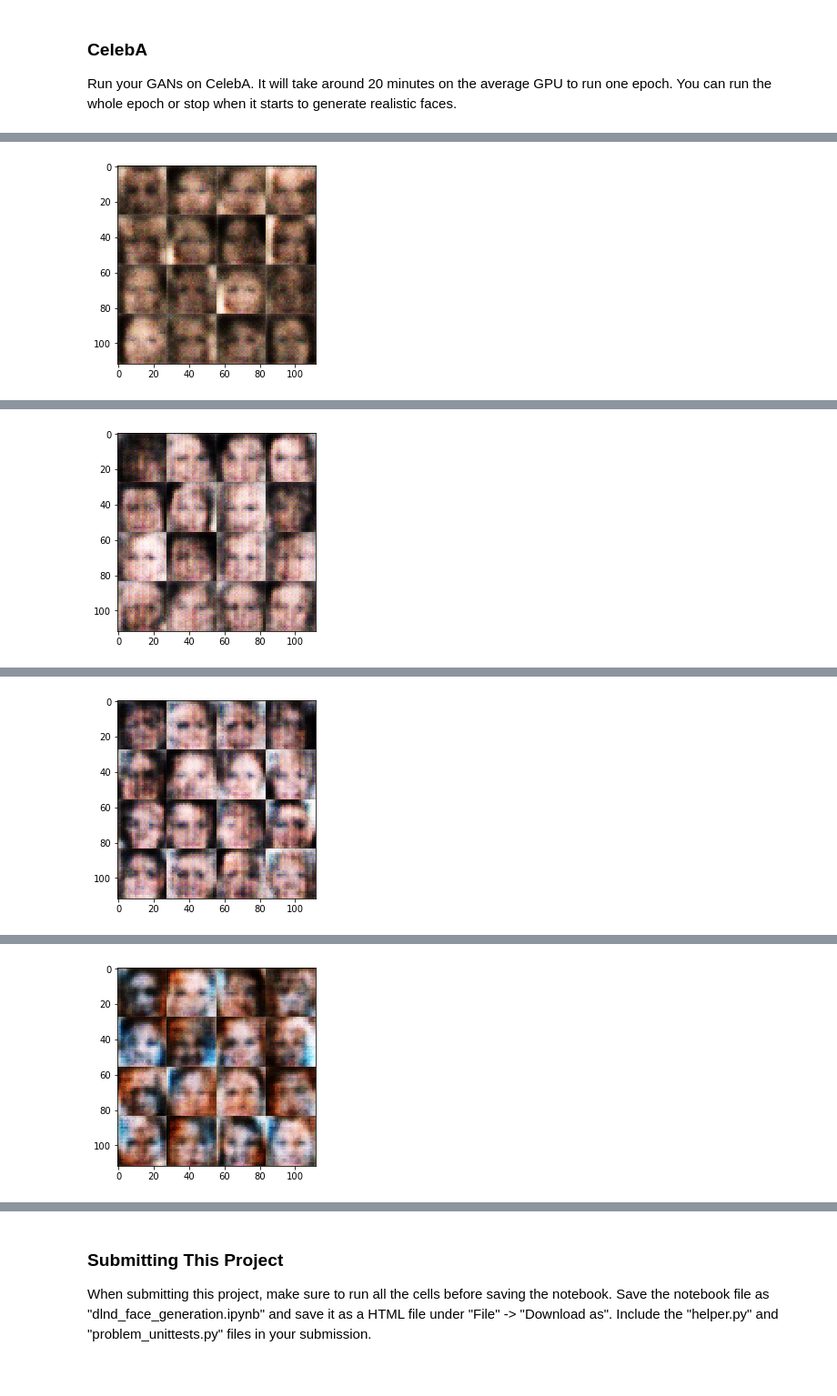
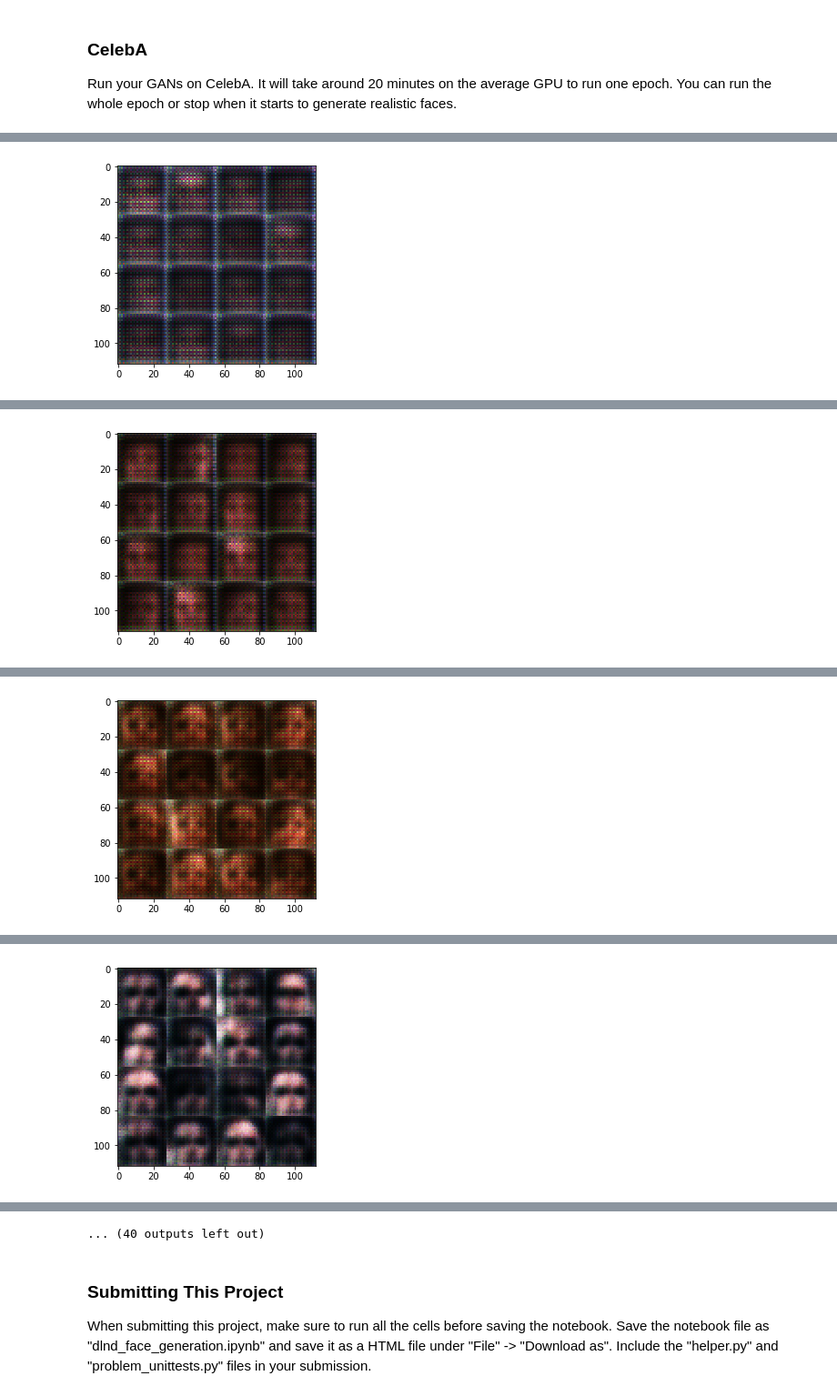
Before and after one commit to bstredinnick/dlnd-project5, a Jupyter notebook: dlnd_face_generation.ipynb, the cells around one changed output, grey strips where cells are left out. Shown at 91% size. Saved outputs shown, nothing was run; the diff lists cells and outputs as text; code cells hidden in the pictures.

```diff
--- a/dlnd_face_generation.ipynb
+++ b/dlnd_face_generation.ipynb
@@ -10,10 +10,10 @@ Since the celebA dataset is complex and you're doing GANs in a project for the f
 
 If you're using [FloydHub](https://www.floydhub.com/), set `data_dir` to "/input" and use the [FloydHub data ID](http://docs.floydhub.com/home/using_datasets/) "R5KrjnANiKVhLWAkpXhNBe".
 # %%
-data_dir = './data'
+#data_dir = './data'
 
 # FloydHub - Use with data ID "R5KrjnANiKVhLWAkpXhNBe"
-#data_dir = '/input'
+data_dir = '/input'
 
 
 """
@@ -179,20 +187,22 @@ def generator(z, out_channel_dim, is_train=True):
     :return: The tensor output of the generator
     """
     # TODO: Implement Function
-    alpha = 0.2
+    with tf.variable_scope('generator', reuse=not is_train):
+        inputs = tf.layers.dense(z, 7 * 7 * 512)
 
-    with tf.variable_scope('generator', reuse=not is_train):
-        inputs = tf.layers.dense(z, 7 * 7 * 128)
+        conv1 = tf.reshape(inputs, (-1, 7, 7, 512))
+        conv1 = tf.layers.batch_normalization(conv1, training=is_train)
+        conv1 = leakyrelu(conv1)
 
-        conv1 = tf.reshape(inputs, (-1, 7, 7, 128))
-        conv1 = tf.layers.batch_normalization(conv1, training=is_train)
-        conv1 = tf.maximum(alpha * conv1, conv1)
+        conv2 = tf.layers.conv2d_transpose(conv1, 64, 9, strides=2, padding='SAME')
+        conv2 = tf.layers.batch_normalization(conv2, training=is_train)
+        conv2 = leakyrelu(conv2)
 
-        conv2 = tf.layers.conv2d_transpose(conv1, 64, 5, strides=2, padding='SAME')
-        conv2 = tf.layers.batch_normalization(conv2, training=is_train)
-        conv2 = tf.maximum(alpha * conv2, conv2)
+        conv3 = tf.layers.conv2d_transpose(conv2, 32, 9, strides=1, padding='SAME')
+        conv3 = tf.layers.batch_normalization(conv3, training=is_train)
+        conv3 = leakyrelu(conv3)
 
-        logits = tf.layers.conv2d_transpose(conv2, out_channel_dim, 5, strides=2, padding='SAME')
+        logits = tf.layers.conv2d_transpose(conv3, out_channel_dim, 9, strides=2, padding='SAME')
 
         output = tf.tanh(logits)
 
@@ -224,9 +234,9 @@ def model_loss(input_real, input_z, out_channel_dim):
     d_model_real, d_logits_real = discriminator(input_real, False)
     d_model_fake, d_logits_fake = discriminator(g_model, True)
 
-    d_loss_real = tf.reduce_mean(tf.nn.sigmoid_cross_entropy_with_logits(logits=d_logits_real, labels=tf.ones_like(d_model_real)))
-    d_loss_fake = tf.reduce_mean(tf.nn.sigmoid_cross_entropy_with_logits(logits=d_logits_fake, labels=tf.zeros_like(d_model_fake)))
-    g_loss =  tf.reduce_mean(tf.nn.sigmoid_cross_entropy_with_logits(logits=d_logits_fake, labels=tf.ones_like(d_model_fake)))
+    d_loss_real = tf.reduce_mean(tf.nn.sigmoid_cross_entropy_with_logits(logits=d_logits_real, labels=tf.random_uniform(tf.shape(d_model_real),0.7,1.2)))
+    d_loss_fake = tf.reduce_mean(tf.nn.sigmoid_cross_entropy_with_logits(logits=d_logits_fake, labels=tf.random_uniform(tf.shape(d_model_fake),0.0,0.3)))
+    g_loss =  tf.reduce_mean(tf.nn.sigmoid_cross_entropy_with_logits(logits=d_logits_fake, labels=tf.random_uniform(tf.shape(d_model_fake),0.7,1.2)))
 
     d_loss = d_loss_real + d_loss_fake
 
@@ -450,7 +461,7 @@ Run your GANs on CelebA.  It will take around 20 minutes on the average GPU to r
 batch_size = 64
 z_dim = 100
 learning_rate = 0.0002
-beta1 = 0.5
+beta1 = 0.4
 
 
 """
@@ -487 +498 @@ Epoch: 1/1(200)... Discriminator Loss: 1.222152... Generator Loss: 0.844461
-[figure, old version]
+[figure, new version]
@@ -498 +509 @@ Epoch: 1/1(300)... Discriminator Loss: 1.322907... Generator Loss: 0.731560
-[figure, old version]
+[figure, new version]
@@ -509 +520 @@ Epoch: 1/1(400)... Discriminator Loss: 1.292696... Generator Loss: 0.732793
-[figure, old version]
+[figure, new version]
@@ -520 +531 @@ Epoch: 1/1(500)... Discriminator Loss: 1.370724... Generator Loss: 0.722164
-[figure, old version]
+[figure, new version]
@@ -522,3 +543,4 @@ Epoch: 1/1(510)... Discriminator Loss: 1.294010... Generator Loss: 0.738443
+... (40 outputs left out)
 # %% [markdown]
 ### Submitting This Project
 When submitting this project, make sure to run all the cells before saving the notebook. Save the notebook file as "dlnd_face_generation.ipynb" and save it as a HTML file under "File" -> "Download as". Include the "helper.py" and "problem_unittests.py" files in your submission.
```
Also changed, not shown: parts of 7 cells of this notebook, 1 other file.
